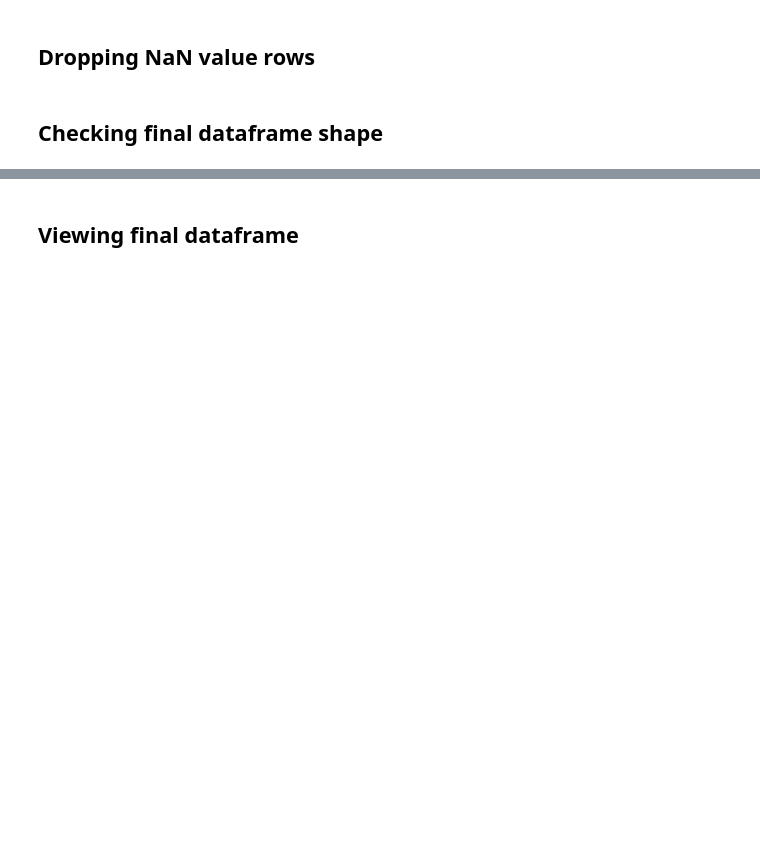
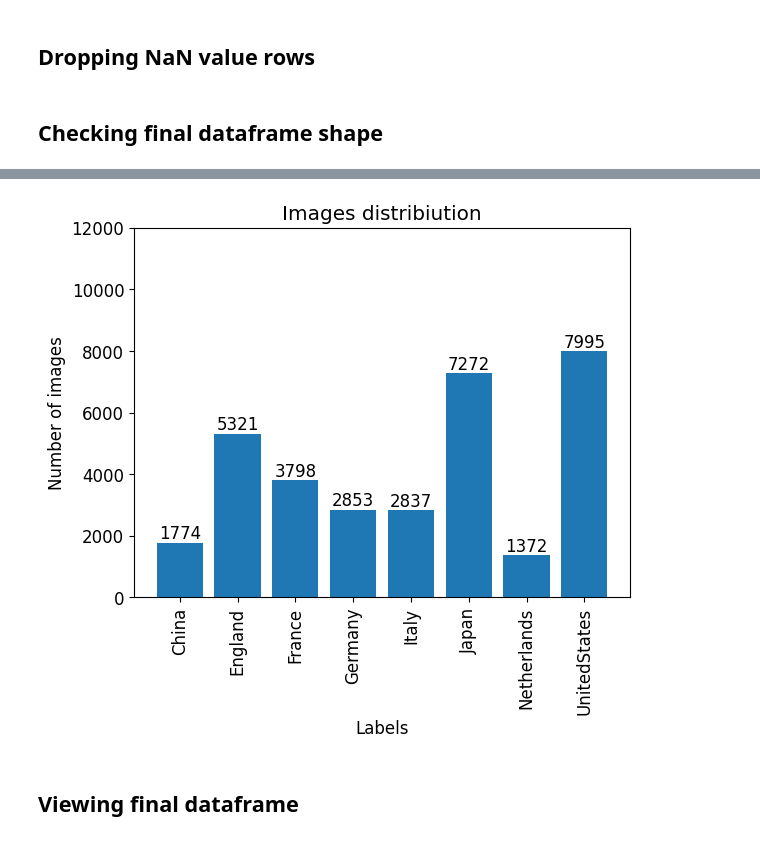
Before and after one commit to Neloy-Barman/Artwork-Description-Generator, a Jupyter notebook: Data Cleaning - artwork title generation.ipynb, the cells around one changed output, grey strips where cells are left out. Drawn from its saved outputs; the diff is of its cells as text; code cells hidden in the pictures; blank space fills up the shorter version.

```diff
--- a/Data Cleaning - artwork title generation.ipynb
+++ b/Data Cleaning - artwork title generation.ipynb
@@ -318,0 +571,3 @@ Number of columns: 2
+# %%
+final_image_count = {value: 0 for key, value in path_dict.items()}
+final_image_count
@@ -319,3 +596,7 @@ Number of columns: 2
+# %%
+plot_images_distribution(final_image_count)
+# %% [output]
+[figure, added]
 # %% [markdown]
 ## **Viewing final dataframe**
 # %%
```
Also changed, not shown: parts of 53 cells of this notebook.
